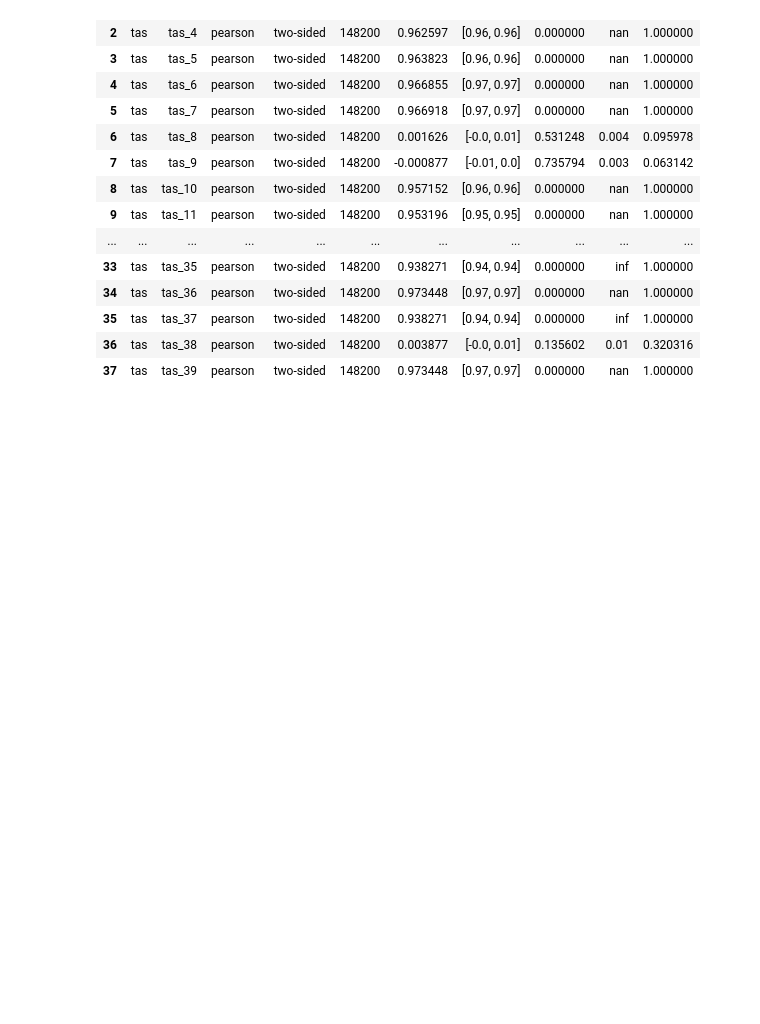
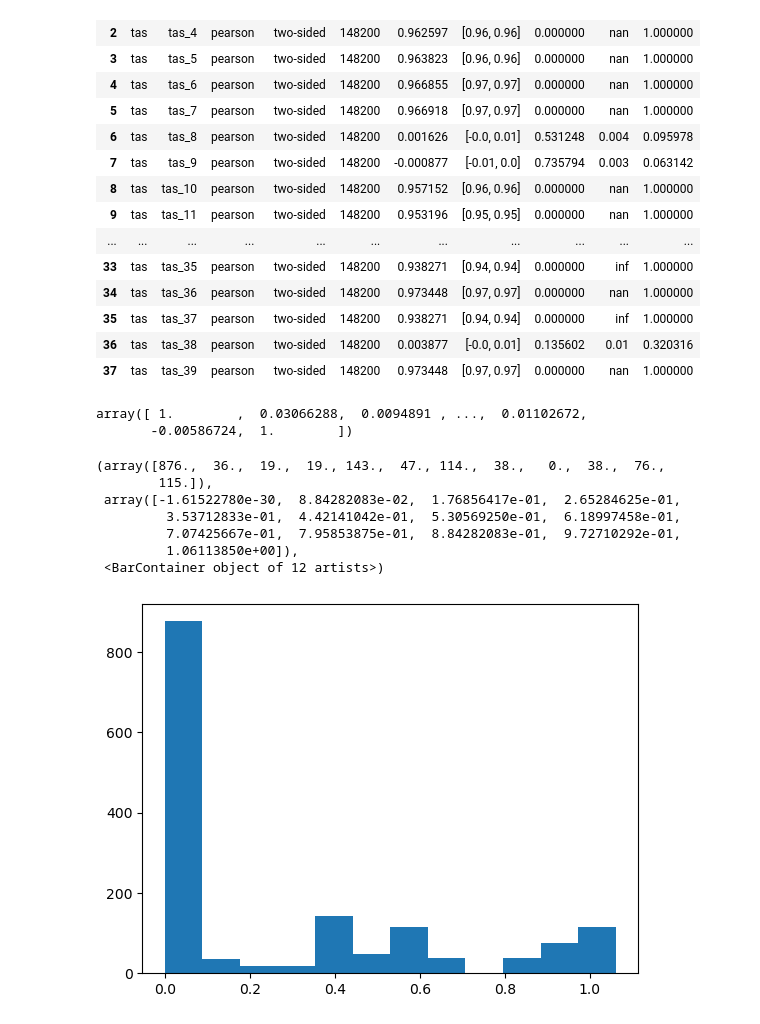
Before and after one commit to opticwiznub/Honours-Thesis, a Jupyter notebook: code/pcorr.ipynb, the cells around one changed output. Cells and saved outputs as stored; diff of their text form; code cells hidden in the pictures; blank space fills up the shorter version.

```diff
--- a/code/pcorr.ipynb
+++ b/code/pcorr.ipynb
@@ -127,0 +153,19 @@ pg.pairwise_corr(df, columns=['tas', 'tas2', 'tas3'])
+# %%
+v = edge_weights.to_numpy().flatten()
+p = pcorr.to_numpy().flatten()
+p
+# %% [output]
+array([ 1.        ,  0.03066288,  0.0094891 , ...,  0.01102672,
+       -0.00586724,  1.        ])
+# %%
+import matplotlib.pyplot as plt
+plt.hist(v, bins='auto')
+# %% [output]
+(array([876.,  36.,  19.,  19., 143.,  47., 114.,  38.,   0.,  38.,  76.,
+        115.]),
+ array([-1.61522780e-30,  8.84282083e-02,  1.76856417e-01,  2.65284625e-01,
+         3.53712833e-01,  4.42141042e-01,  5.30569250e-01,  6.18997458e-01,
+         7.07425667e-01,  7.95853875e-01,  8.84282083e-01,  9.72710292e-01,
+         1.06113850e+00]),
+ <BarContainer object of 12 artists>)
+[figure, added]
```
Also changed, not shown: parts of 6 cells of this notebook, 15 other files.
